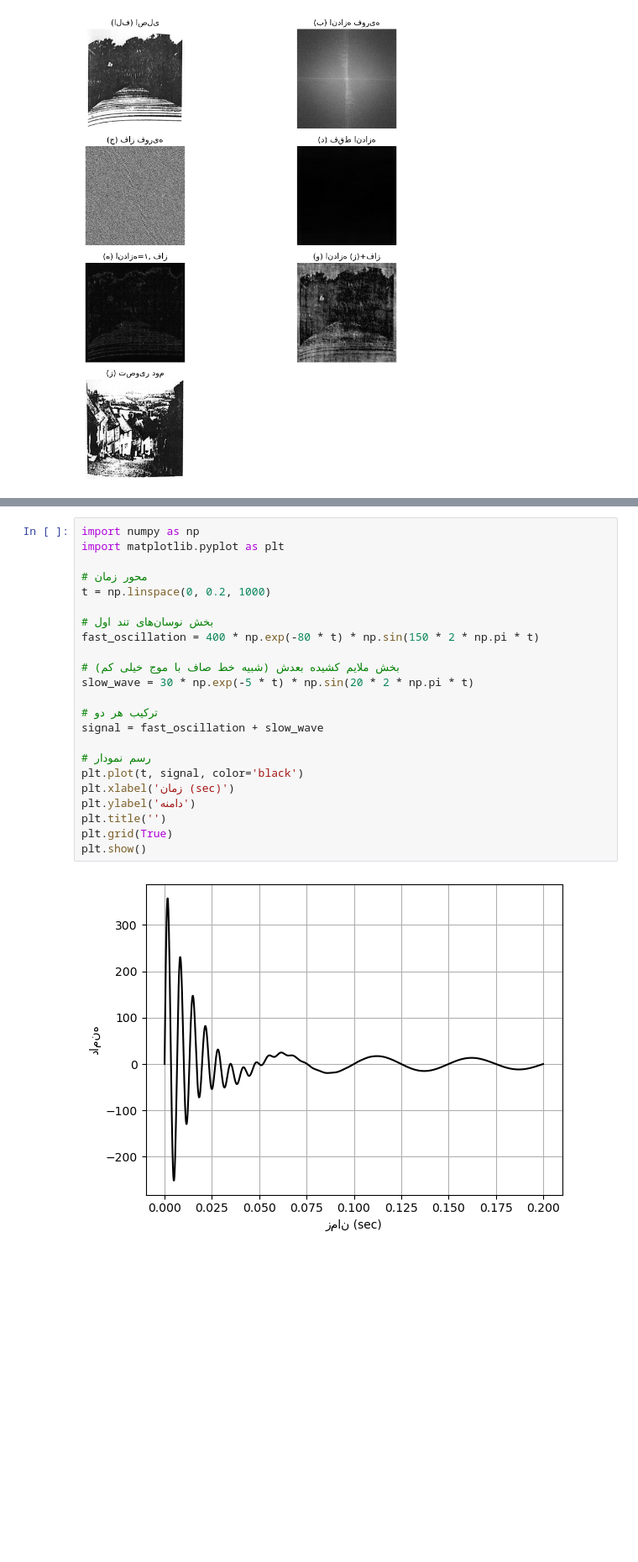
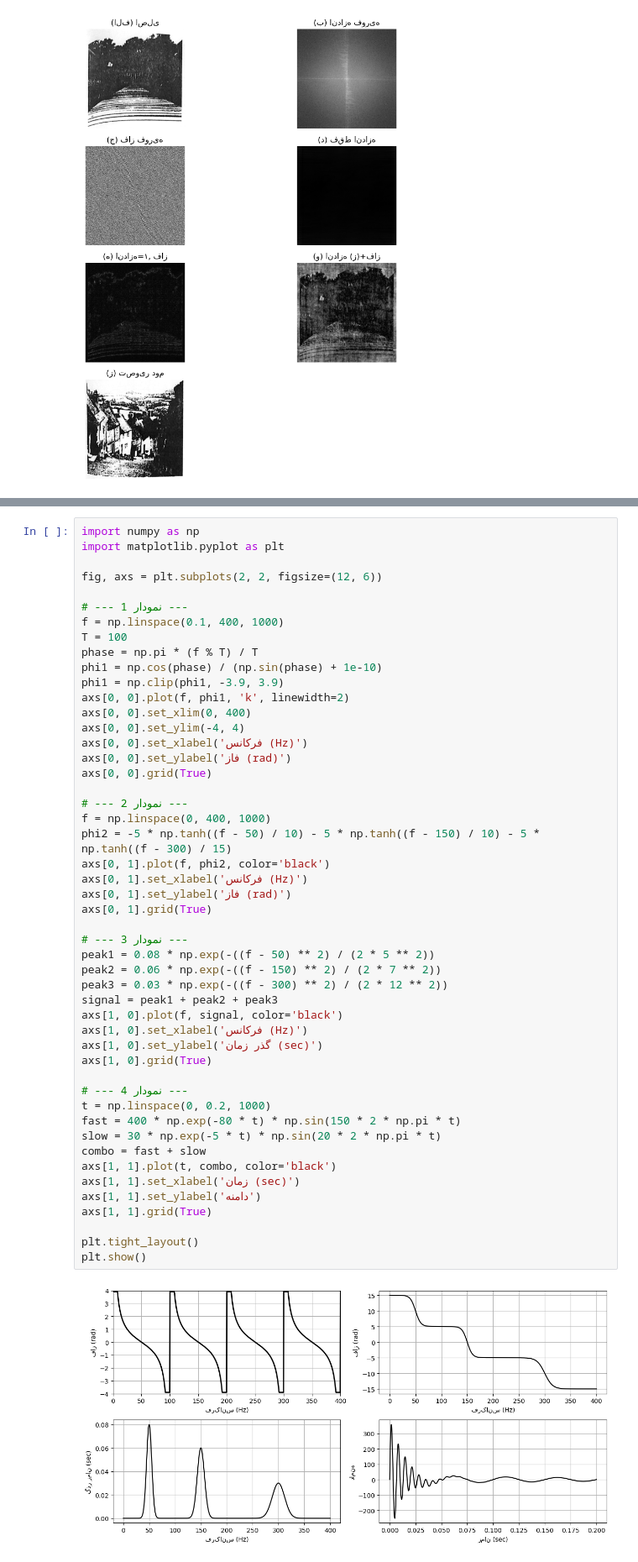
Before and after one commit to tayebehemati/DSP, a Jupyter notebook: ch6-page(383 to 394).ipynb, the cells around one changed output, grey strips where cells are left out. Shown at 84% size. Drawn from its saved outputs; the diff is of its cells as text; blank space fills up the shorter version.

```diff
--- a/ch6-page(383 to 394).ipynb
+++ b/ch6-page(383 to 394).ipynb
@@ -620,28 +546,54 @@ plt.show()
 # %%
 import numpy as np
 import matplotlib.pyplot as plt
 
-# محور زمان
+fig, axs = plt.subplots(2, 2, figsize=(12, 6))
+
+# --- نمودار 1 ---
+f = np.linspace(0.1, 400, 1000)
+T = 100
+phase = np.pi * (f % T) / T
+phi1 = np.cos(phase) / (np.sin(phase) + 1e-10)
+phi1 = np.clip(phi1, -3.9, 3.9)
+axs[0, 0].plot(f, phi1, 'k', linewidth=2)
+axs[0, 0].set_xlim(0, 400)
+axs[0, 0].set_ylim(-4, 4)
+axs[0, 0].set_xlabel('فرکانس (Hz)')
+axs[0, 0].set_ylabel('فاز (rad)')
+axs[0, 0].grid(True)
+
+# --- نمودار 2 ---
+f = np.linspace(0, 400, 1000)
+phi2 = -5 * np.tanh((f - 50) / 10) - 5 * np.tanh((f - 150) / 10) - 5 * np.tanh((f - 300) / 15)
+axs[0, 1].plot(f, phi2, color='black')
+axs[0, 1].set_xlabel('فرکانس (Hz)')
+axs[0, 1].set_ylabel('فاز (rad)')
+axs[0, 1].grid(True)
+
+# --- نمودار 3 ---
+peak1 = 0.08 * np.exp(-((f - 50) ** 2) / (2 * 5 ** 2))
+peak2 = 0.06 * np.exp(-((f - 150) ** 2) / (2 * 7 ** 2))
+peak3 = 0.03 * np.exp(-((f - 300) ** 2) / (2 * 12 ** 2))
+signal = peak1 + peak2 + peak3
+axs[1, 0].plot(f, signal, color='black')
+axs[1, 0].set_xlabel('فرکانس (Hz)')
+axs[1, 0].set_ylabel('گذر زمان (sec)')
+axs[1, 0].grid(True)
+
+# --- نمودار 4 ---
 t = np.linspace(0, 0.2, 1000)
+fast = 400 * np.exp(-80 * t) * np.sin(150 * 2 * np.pi * t)
+slow = 30 * np.exp(-5 * t) * np.sin(20 * 2 * np.pi * t)
+combo = fast + slow
+axs[1, 1].plot(t, combo, color='black')
+axs[1, 1].set_xlabel('زمان (sec)')
+axs[1, 1].set_ylabel('دامنه')
+axs[1, 1].grid(True)
 
-# بخش نوسان‌های تند اول
-fast_oscillation = 400 * np.exp(-80 * t) * np.sin(150 * 2 * np.pi * t)
-
-# بخش ملایم کشیده بعدش (شبیه خط صاف با موج خیلی کم)
-slow_wave = 30 * np.exp(-5 * t) * np.sin(20 * 2 * np.pi * t)
-
-# ترکیب هر دو
-signal = fast_oscillation + slow_wave
-
-# رسم نمودار
-plt.plot(t, signal, color='black')
-plt.xlabel('زمان (sec)')
-plt.ylabel('دامنه')
-plt.title('')
-plt.grid(True)
+plt.tight_layout()
 plt.show()
 # %% [output]
-[figure, old version]
+[figure, new version]
 # %% [markdown]
 <div dir="rtl" style="text-align: right;">
 
```
Also changed, not shown: parts of 11 cells of this notebook.
